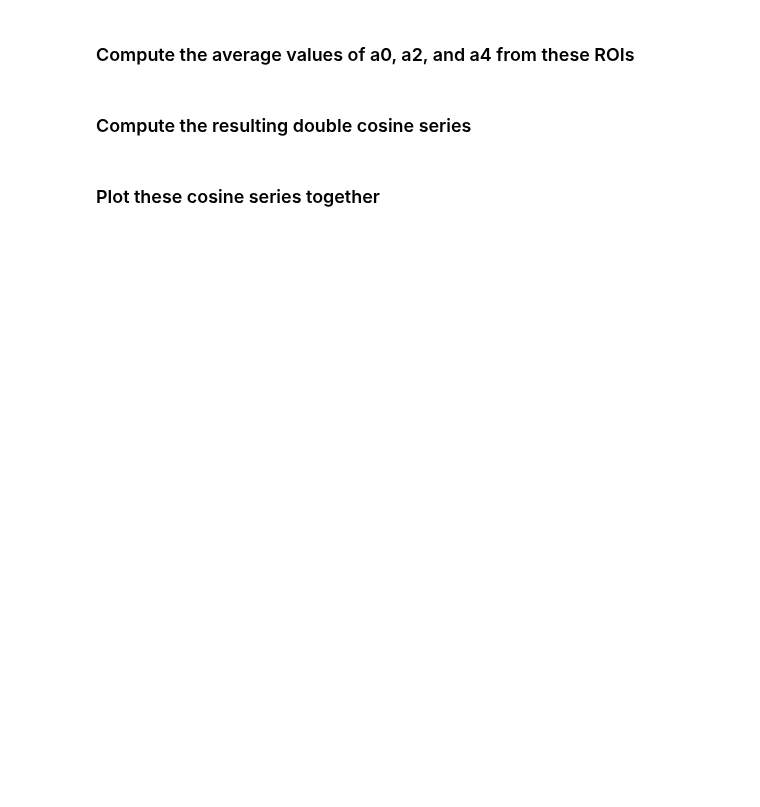
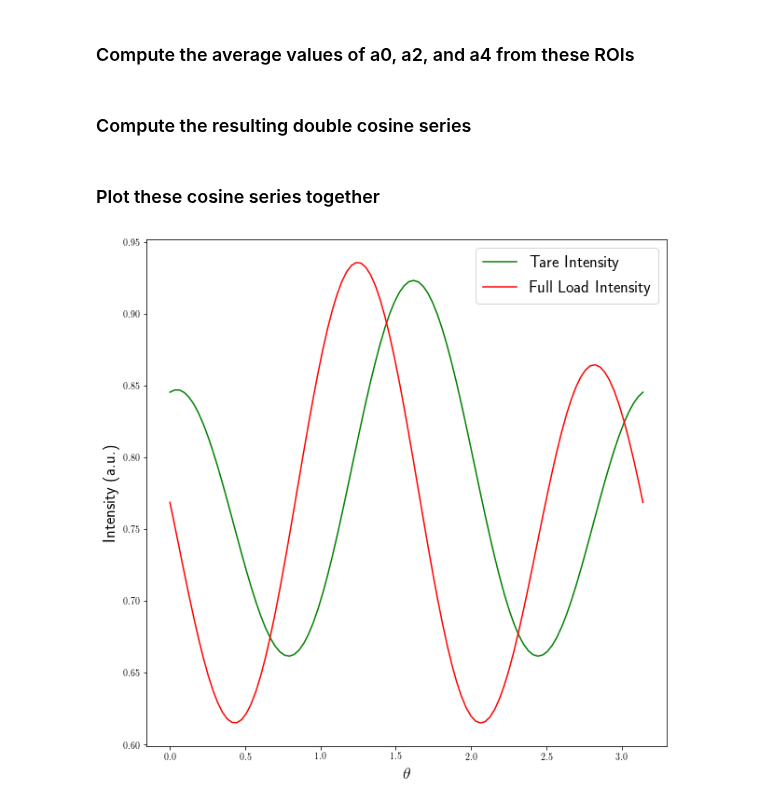
Before and after one commit to mfkiwl/splineDIC, a Jupyter notebook: notebooks/report/stp_report_pSFDI_data_viz.ipynb, the cells around one changed output. Cells and saved outputs as stored; diff of their text form; code cells hidden in the pictures; blank space fills up the shorter version.

Commit message:
adding intensity cosine series viz

```diff
--- a/notebooks/report/stp_report_pSFDI_data_viz.ipynb
+++ b/notebooks/report/stp_report_pSFDI_data_viz.ipynb
@@ -134,4 +201,38 @@ Possible def step size
 # %% [markdown]
 ### Compute the resulting double cosine series
+# %%
+class Intensity:
+
+    def __init__(self, phi, a0, a2, a4):
+        self._phi = phi
+        self._a0 = a0
+        self._a2 = a2
+        self._a4 = a4
+        self._points = None
+
+    def evaluate(self, numpts):
+        theta = np.linspace(0, np.pi, numpts)
+        self._points = self._a0 + self._a2 * np.cos(2 *(theta - self._phi)) + self._a4 * np.cos(4 * (theta - self._phi))
+# %%
+numpts = 100
+# %%
+TareIntensity = Intensity(tare_phi_mean, tare_a0_mean, tare_a2_mean, tare_a4_mean)
+TareIntensity.evaluate(numpts)
+tare_points = TareIntensity._points
+# %%
+s40Intensity = Intensity(s40_phi_mean, s40_a0_mean, s40_a2_mean, s40_a4_mean)
+s40Intensity.evaluate(numpts)
+s40_points = s40Intensity._points
 # %% [markdown]
 ### Plot these cosine series together
+# %%
+theta = np.linspace(0, np.pi, numpts)
+
+fig = plt.figure(figsize=(10, 10))
+plt.plot(theta, tare_points, color='g', label='Tare Intensity');
+plt.plot(theta, s40_points, color='r', label='Full Load Intensity');
+plt.legend(prop={'size': 18});
+plt.xlabel(r'$\theta$', fontsize=18);
+plt.ylabel('Intensity (a.u.)', fontsize=18);
+# %% [output]
+[figure, added]
```
Also changed, not shown: parts of 14 cells of this notebook.
